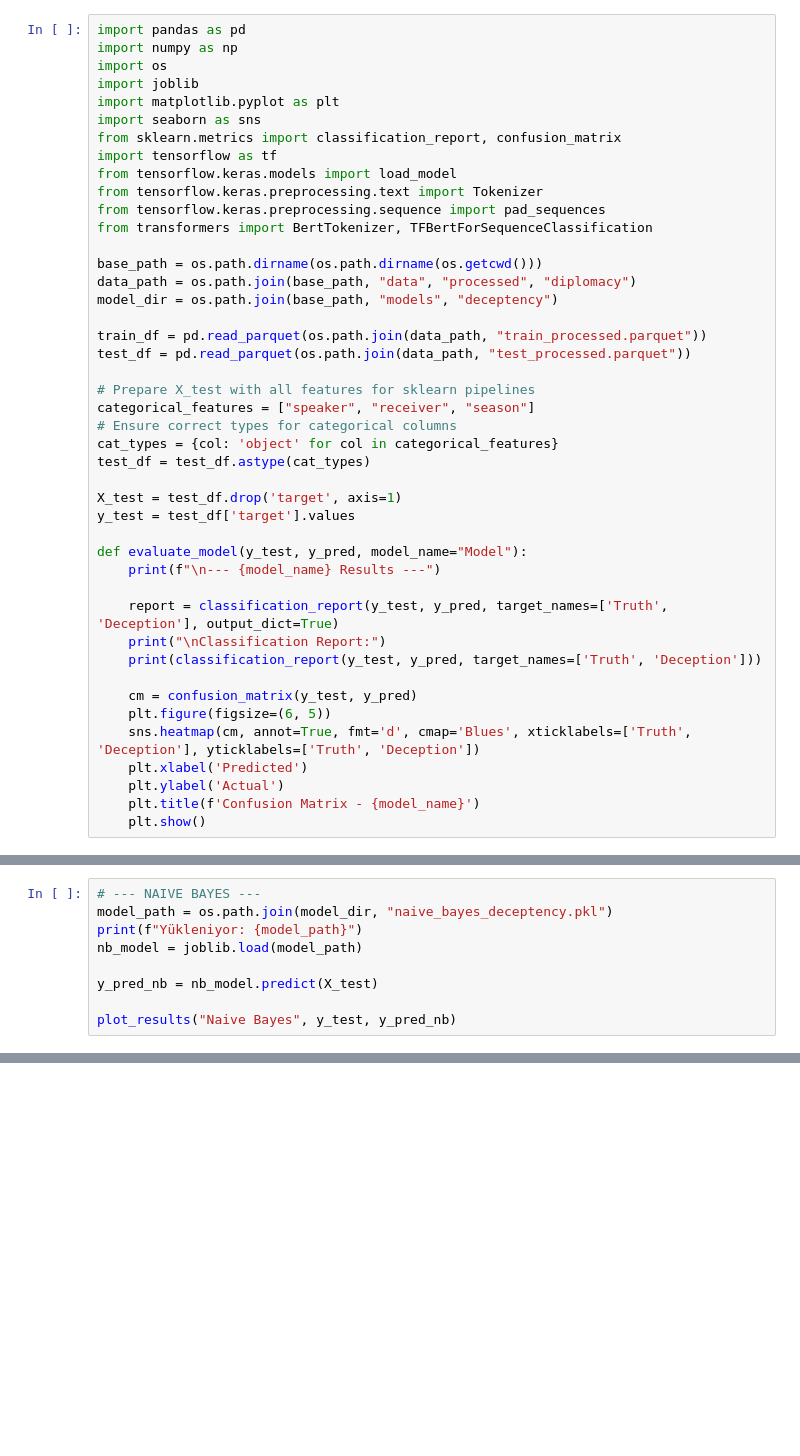
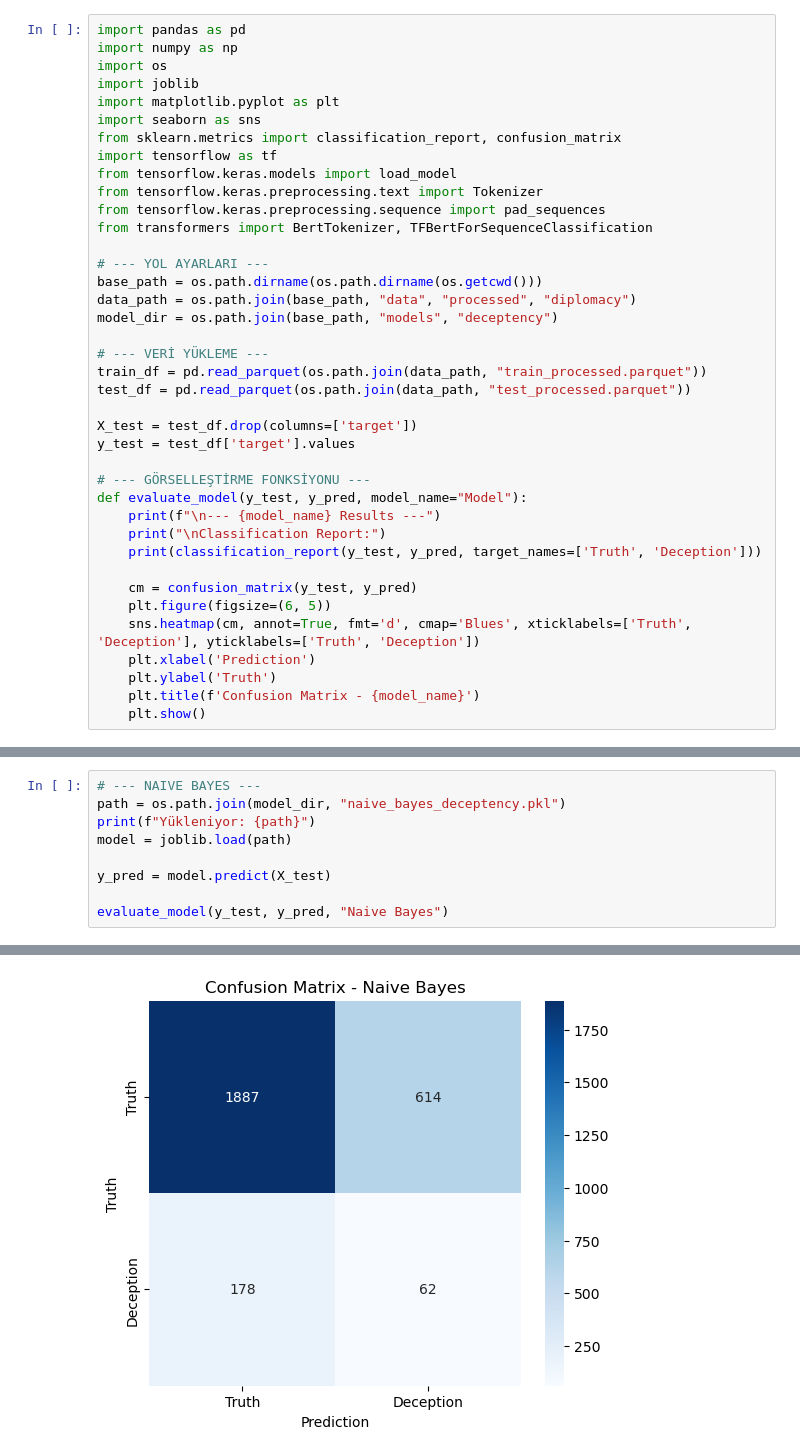
Before and after one commit to AybarsKansu/amazon-fake-review-detector, a Jupyter notebook: notebooks/deceptency/total.ipynb, the cells around one changed output, grey strips where cells are left out. Drawn from its saved outputs; the diff is of its cells as text; blank space fills up the shorter version.

```diff
--- a/notebooks/deceptency/total.ipynb
+++ b/notebooks/deceptency/total.ipynb
@@ -12,34 +12,29 @@ from tensorflow.keras.preprocessing.text import Tokenizer
 from tensorflow.keras.preprocessing.sequence import pad_sequences
 from transformers import BertTokenizer, TFBertForSequenceClassification
 
+# --- YOL AYARLARI ---
 base_path = os.path.dirname(os.path.dirname(os.getcwd()))
 data_path = os.path.join(base_path, "data", "processed", "diplomacy")
 model_dir = os.path.join(base_path, "models", "deceptency")
 
+# --- VERİ YÜKLEME ---
 train_df = pd.read_parquet(os.path.join(data_path, "train_processed.parquet"))
 test_df = pd.read_parquet(os.path.join(data_path, "test_processed.parquet"))
 
-# Prepare X_test with all features for sklearn pipelines
-categorical_features = ["speaker", "receiver", "season"]
-# Ensure correct types for categorical columns
-cat_types = {col: 'object' for col in categorical_features}
-test_df = test_df.astype(cat_types)
-
-X_test = test_df.drop('target', axis=1)
+X_test = test_df.drop(columns=['target'])
 y_test = test_df['target'].values
 
+# --- GÖRSELLEŞTİRME FONKSİYONU ---
 def evaluate_model(y_test, y_pred, model_name="Model"):
     print(f"\n--- {model_name} Results ---")
-
-    report = classification_report(y_test, y_pred, target_names=['Truth', 'Deception'], output_dict=True)
     print("\nClassification Report:")
     print(classification_report(y_test, y_pred, target_names=['Truth', 'Deception']))
 
     cm = confusion_matrix(y_test, y_pred)
     plt.figure(figsize=(6, 5))
     sns.heatmap(cm, annot=True, fmt='d', cmap='Blues', xticklabels=['Truth', 'Deception'], yticklabels=['Truth', 'Deception'])
-    plt.xlabel('Predicted')
-    plt.ylabel('Actual')
+    plt.xlabel('Prediction')
+    plt.ylabel('Truth')
     plt.title(f'Confusion Matrix - {model_name}')
     plt.show()
 # %% [output]
@@ -61,9 +67,10 @@ ValueError: X has 5000 features, but ColumnTransformer is expecting 12 features
 # %%
 # --- NAIVE BAYES ---
-model_path = os.path.join(model_dir, "naive_bayes_deceptency.pkl")
-print(f"Yükleniyor: {model_path}")
-nb_model = joblib.load(model_path)
+path = os.path.join(model_dir, "naive_bayes_deceptency.pkl")
+print(f"Yükleniyor: {path}")
+model = joblib.load(path)
 
-y_pred_nb = nb_model.predict(X_test)
+y_pred = model.predict(X_test)
 
-plot_results("Naive Bayes", y_test, y_pred_nb)
+evaluate_model(y_test, y_pred, "Naive Bayes")
+# %% [output]
@@ -70,2 +90,3 @@ plot_results("Naive Bayes", y_test, y_pred_nb)
+[figure, added]
 # %%
 # --- SVM ---
```
Also changed, not shown: parts of 10 cells of this notebook, 16 other files.
